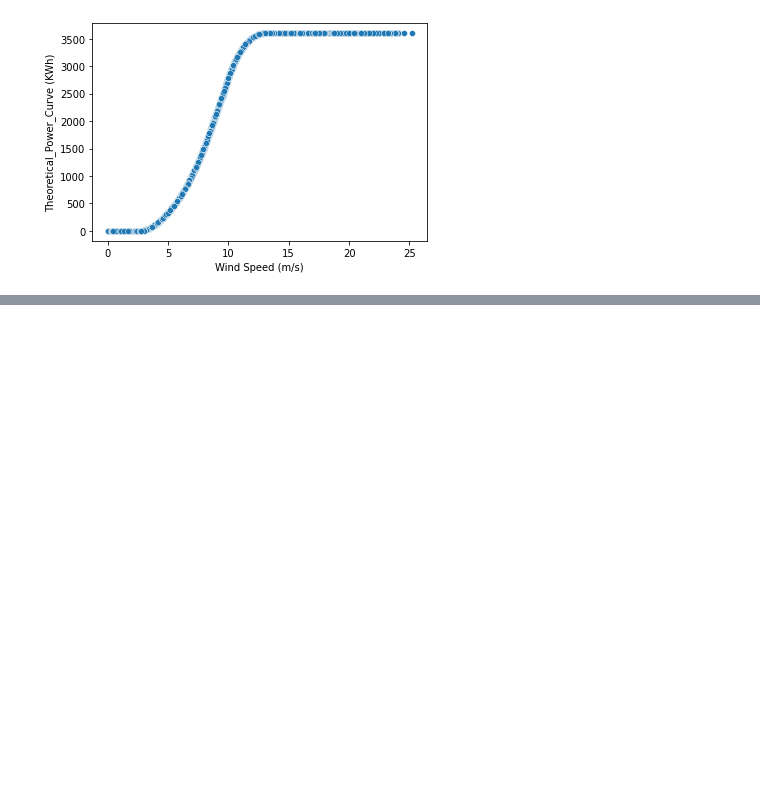
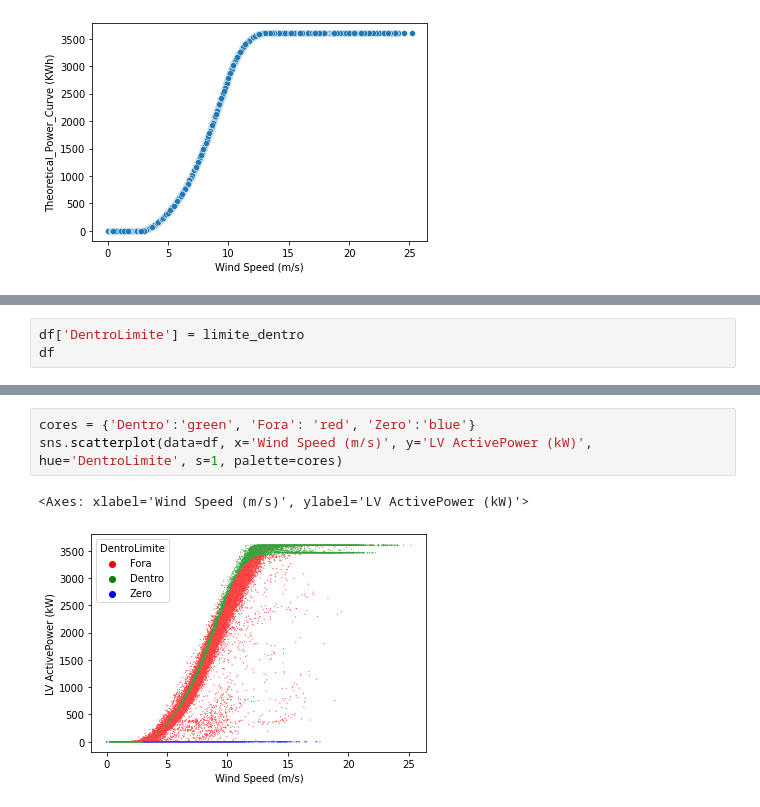
Before and after one commit to RaulOAlves/Wind_Turbine_Scada, a Jupyter notebook: Wind_Turbine_Scada.ipynb, the cells around one changed output, grey strips where cells are left out. Cells and saved outputs as stored; diff of their text form; blank space fills up the shorter version.

```diff
--- a/Wind_Turbine_Scada.ipynb
+++ b/Wind_Turbine_Scada.ipynb
@@ -89,0 +94,3 @@ for p, potencia in enumerate(pot_real):
+# %%
+df['DentroLimite'] = limite_dentro
+df
@@ -89,0 +111,6 @@ for p, potencia in enumerate(pot_real):
+# %%
+cores = {'Dentro':'green', 'Fora': 'red', 'Zero':'blue'}
+sns.scatterplot(data=df, x='Wind Speed (m/s)', y='LV ActivePower (kW)', hue='DentroLimite', s=1, palette=cores)
+# %% [output]
+<Axes: xlabel='Wind Speed (m/s)', ylabel='LV ActivePower (kW)'>
+[figure, added]
```
Also changed, not shown: parts of 2 cells of this notebook.
